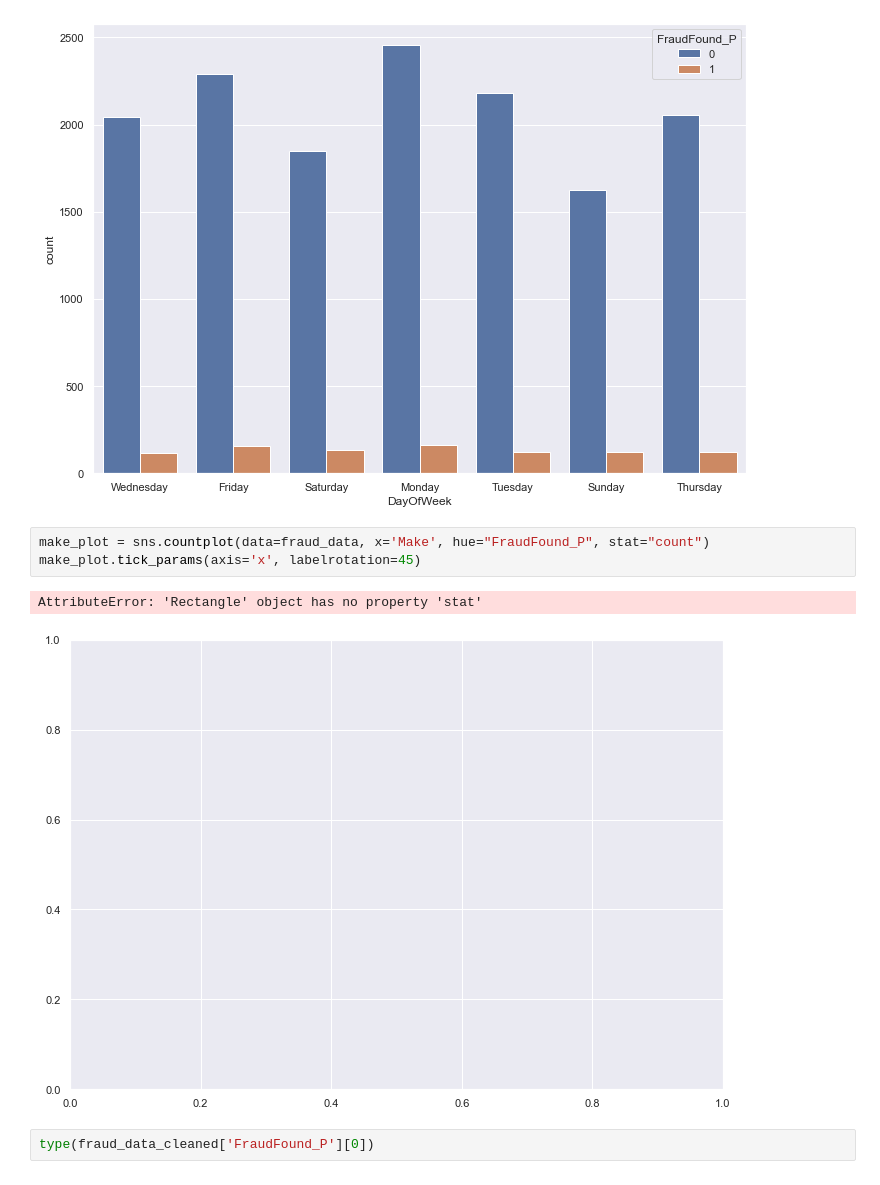
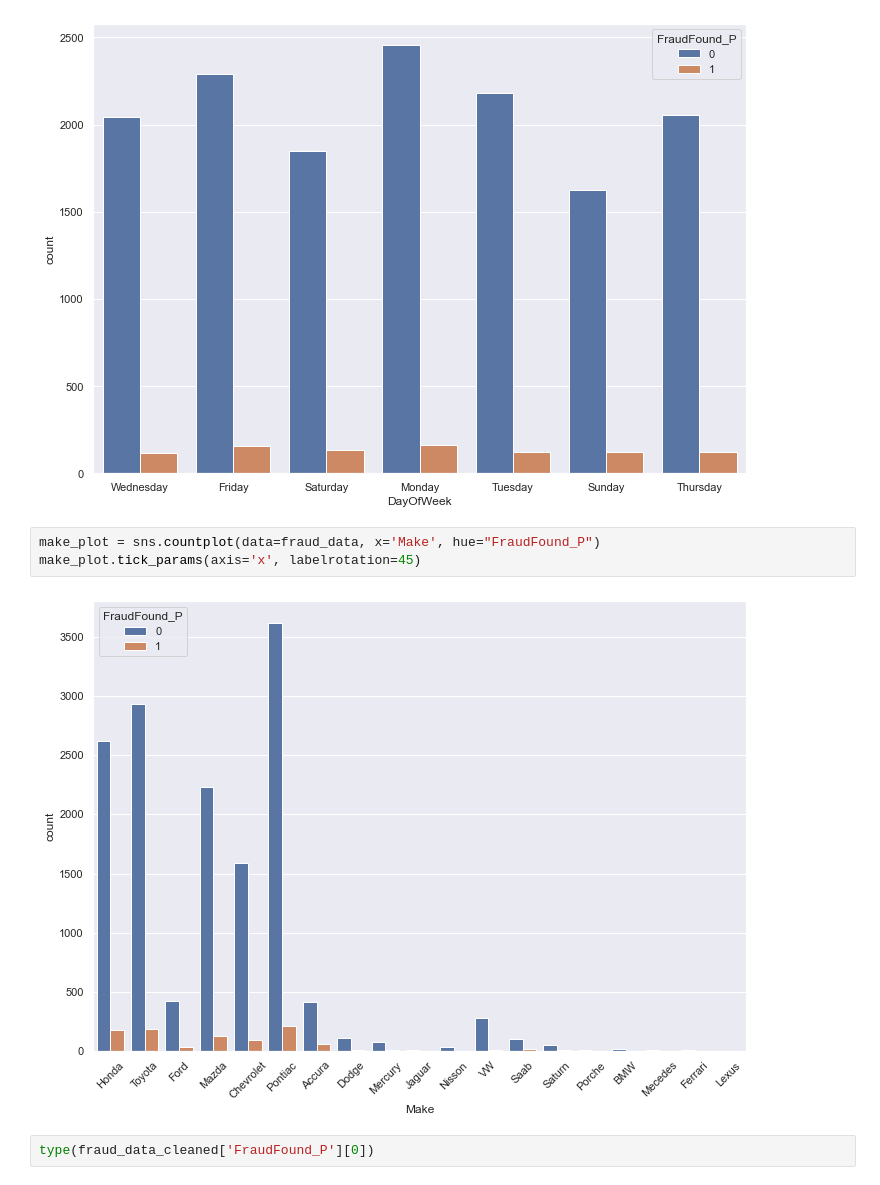
Before and after one commit to smirs/car-insurance-fraud-detection, a Jupyter notebook: fraud_detection.ipynb, the cells around one changed output. Saved outputs shown, nothing was run; the diff lists cells and outputs as text.

```diff
--- a/fraud_detection.ipynb
+++ b/fraud_detection.ipynb
@@ -256,11 +378,10 @@ sns.countplot(data=fraud_data, x='DayOfWeek', hue="FraudFound_P")
 <AxesSubplot:xlabel='DayOfWeek', ylabel='count'>
 [figure]
 # %%
-make_plot = sns.countplot(data=fraud_data, x='Make', hue="FraudFound_P", stat="count")
+make_plot = sns.countplot(data=fraud_data, x='Make', hue="FraudFound_P")
 make_plot.tick_params(axis='x', labelrotation=45)
 # %% [output]
-AttributeError: 'Rectangle' object has no property 'stat'
-[figure, old version]
+[figure, new version]
 # %%
 type(fraud_data_cleaned['FraudFound_P'][0])
 # %% [output]
```
Also changed, not shown: parts of 13 cells of this notebook.
